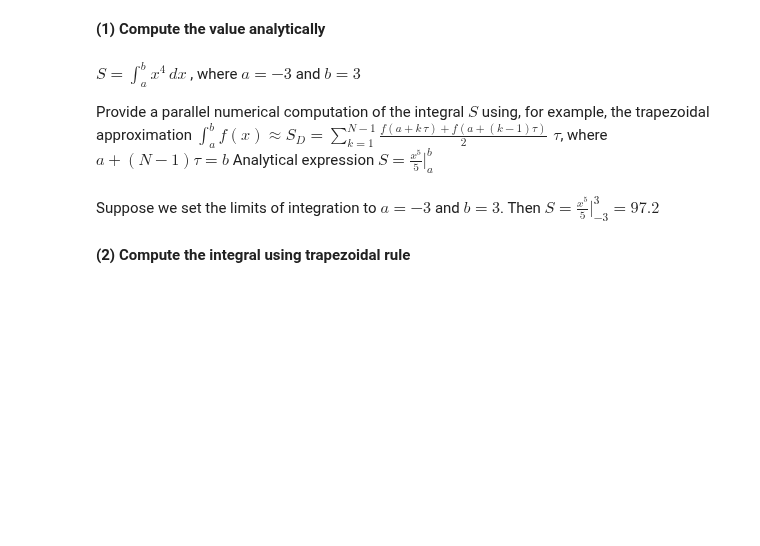
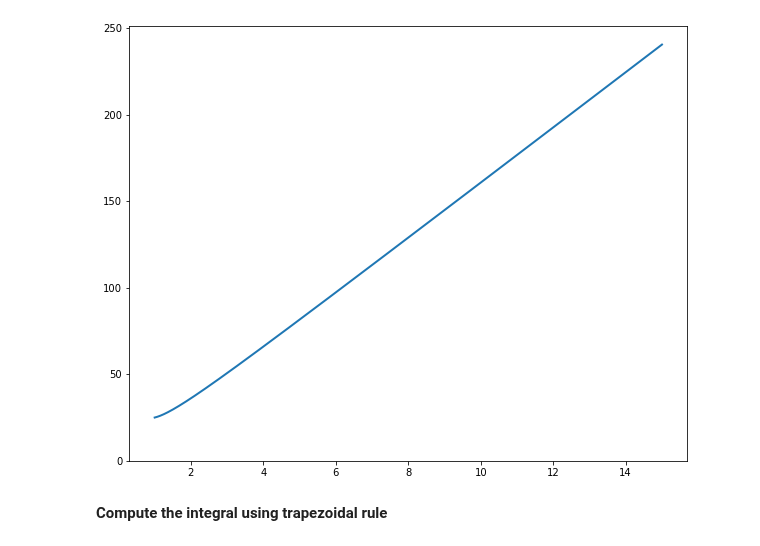
Before and after one commit to AnnyshkaF/High-Performance-Lab, a Jupyter notebook: task_7.ipynb, the cells around one changed output. Saved outputs shown, nothing was run; the diff lists cells and outputs as text; code cells hidden in the pictures; blank space fills up the shorter version.

```diff
--- a/task_7.ipynb
+++ b/task_7.ipynb
@@ -10,11 +79,13 @@ from mpi4py import MPI
+# %%
+a, b = 1, 15  # integral limits
+x = np.linspace(1, 15, 1000)
+y = f(x)
+
+fig, ax = plt.subplots(figsize=(10, 8))
+ax.plot(x, y, linewidth=2)
+ax.set_ylim(bottom=0)
+plt.show()
+# %% [output]
+[figure, added]
 # %% [markdown]
-**(1) Compute the value analytically**
+**Compute the integral using trapezoidal rule**
-# %% [markdown]
-$S = \displaystyle \int_a^b \displaystyle x^4 \, dx$ , where $a = -3$ and $b = 3$
-
-Provide a parallel numerical computation of the integral $S$ using, for example, the trapezoidal approximation $\displaystyle \int_{a}^{b} f(x) \approx S_D = \displaystyle \sum_{k = 1}^{N-1} \displaystyle \frac{f\left(a + k \,\tau\right)+ f\left(a + \left(k - 1\right) \tau\right) }{2}\,\,\tau$, where $ a + (N - 1)\tau = b$
-Analytical expression $S = \frac{x^5}{5} |_a^b$
-# %% [markdown]
-Suppose we set the limits of integration to $a = -3$ and $b = 3$. Then $S = \frac{x^5}{5} |_{-3}^3 = 97.2$
-# %% [markdown]
-**(2) Compute the integral using trapezoidal rule**
```
Also changed, not shown: parts of 20 cells of this notebook.
